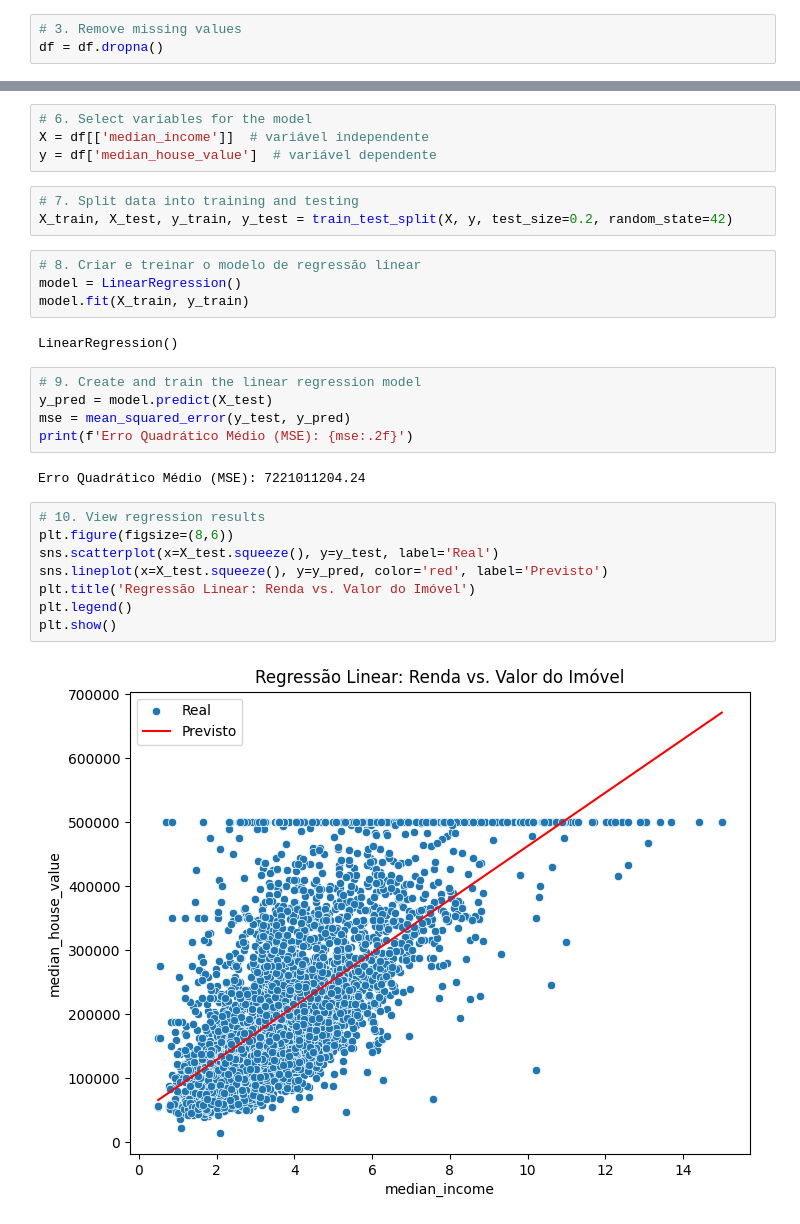
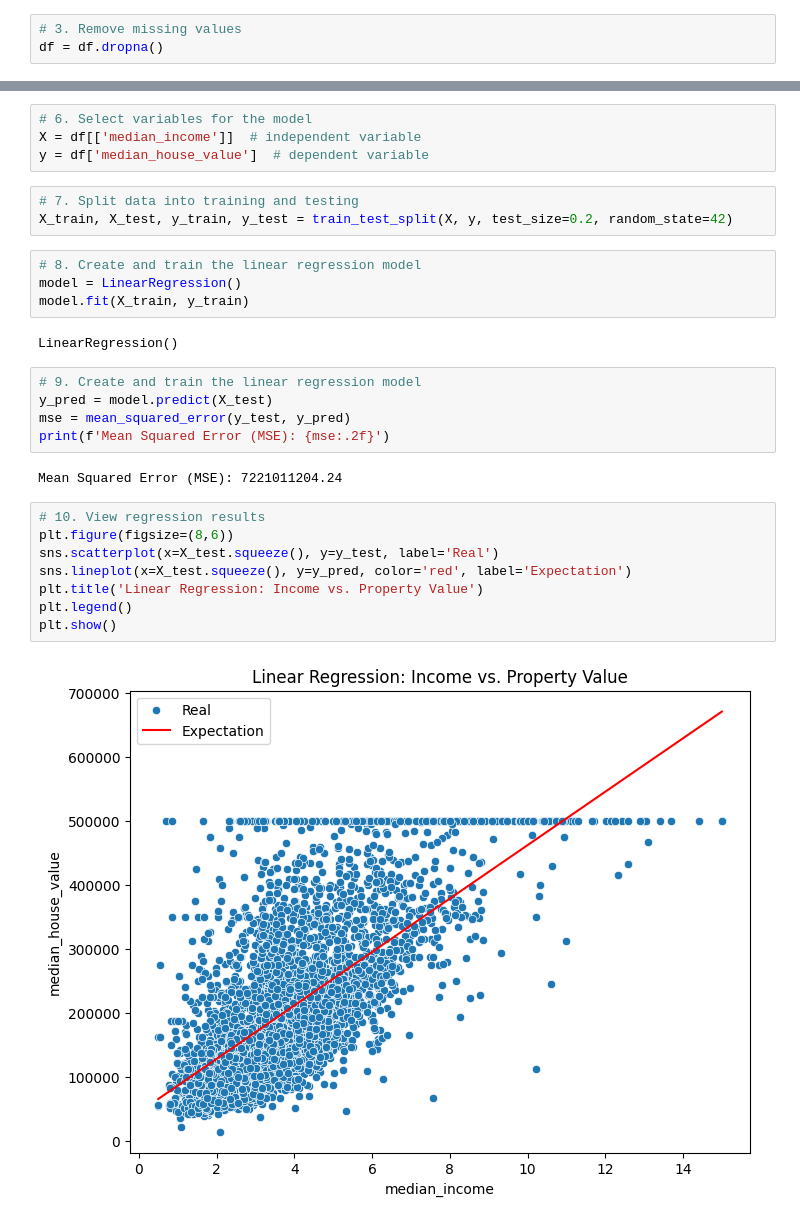
Before and after one commit to devleobm/house-prices-analysis, a Jupyter notebook: housing_analysis.ipynb, the cells around one changed output, grey strips where cells are left out. Drawn from its saved outputs; the diff is of its cells as text.

```diff
--- a/housing_analysis.ipynb
+++ b/housing_analysis.ipynb
@@ -78,12 +58,12 @@ plt.show()
 # %%
 # 6. Select variables for the model
-X = df[['median_income']]  # variável independente
-y = df['median_house_value']  # variável dependente
+X = df[['median_income']]  # independent variable
+y = df['median_house_value']  # dependent variable
 # %%
 # 7. Split data into training and testing
 X_train, X_test, y_train, y_test = train_test_split(X, y, test_size=0.2, random_state=42)
 # %%
-# 8. Criar e treinar o modelo de regressão linear
+# 8. Create and train the linear regression model
 model = LinearRegression()
 model.fit(X_train, y_train)
 # %% [output]
@@ -92,16 +72,16 @@ LinearRegression()
 # 9. Create and train the linear regression model
 y_pred = model.predict(X_test)
 mse = mean_squared_error(y_test, y_pred)
-print(f'Erro Quadrático Médio (MSE): {mse:.2f}')
+print(f'Mean Squared Error (MSE): {mse:.2f}')
 # %% [output]
-Erro Quadrático Médio (MSE): 7221011204.24
+Mean Squared Error (MSE): 7221011204.24
 # %%
 # 10. View regression results
 plt.figure(figsize=(8,6))
 sns.scatterplot(x=X_test.squeeze(), y=y_test, label='Real')
-sns.lineplot(x=X_test.squeeze(), y=y_pred, color='red', label='Previsto')
-plt.title('Regressão Linear: Renda vs. Valor do Imóvel')
+sns.lineplot(x=X_test.squeeze(), y=y_pred, color='red', label='Expectation')
+plt.title('Linear Regression: Income vs. Property Value')
 plt.legend()
 plt.show()
 # %% [output]
-[figure, old version]
+[figure, new version]
```
Also changed, not shown: parts of 3 cells of this notebook.
